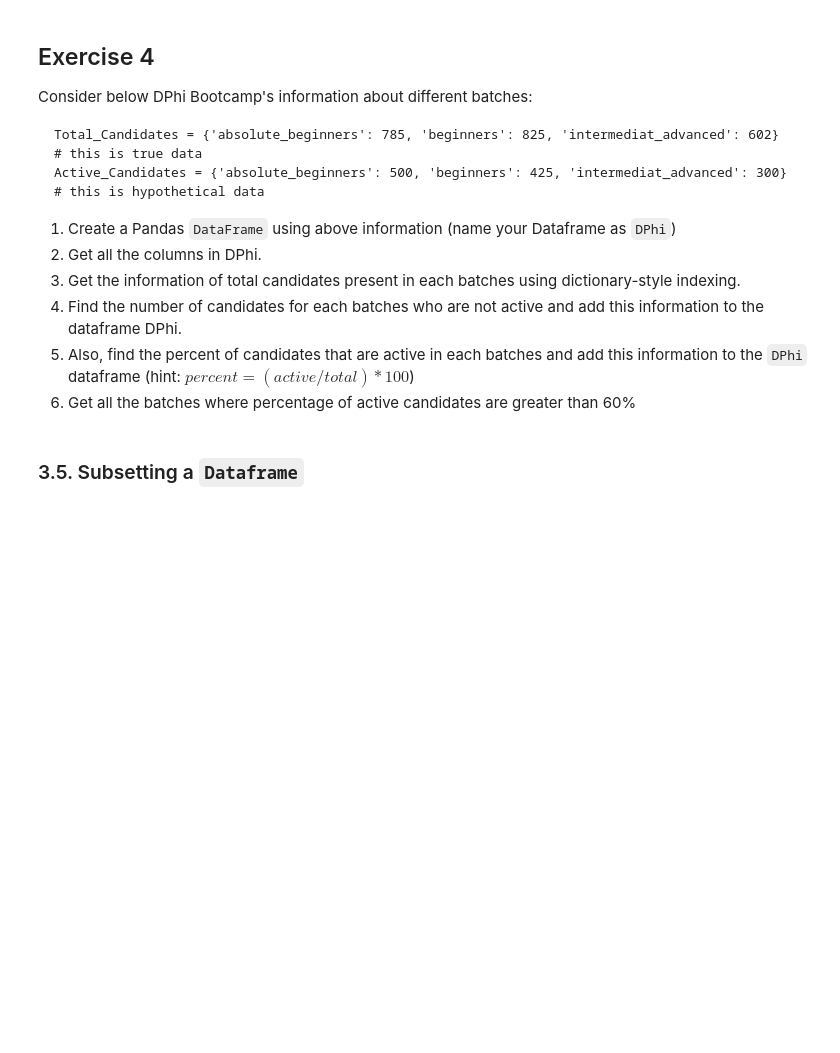
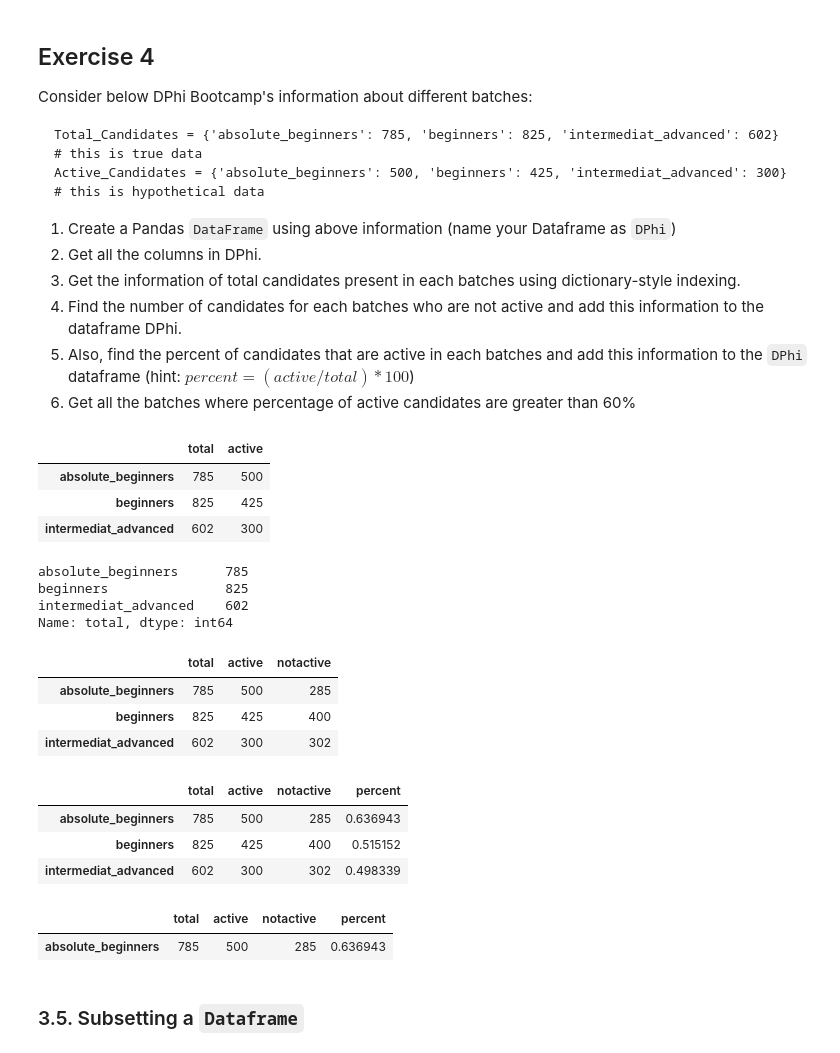
Before and after one commit to Jeffresh/Getting-Started-With-Data-Science-Bootcamp, a Jupyter notebook: week1/notebooks/Day-2-dive-deep-into-pandas.ipynb, the cells around one changed output. Cells and saved outputs as stored; diff of their text form; code cells hidden in the pictures; blank space fills up the shorter version.

```diff
--- a/week1/notebooks/Day-2-dive-deep-into-pandas.ipynb
+++ b/week1/notebooks/Day-2-dive-deep-into-pandas.ipynb
@@ -587,5 +587,22 @@ Active_Candidates = {'absolute_beginners': 500, 'beginners': 425, 'intermediat_a
 4. Find the number of candidates for each batches who are not active and add this information to the dataframe DPhi.
 5. Also, find the percent of candidates that are active in each batches and add this information to the `DPhi` dataframe (hint: $percent = (active / total)* 100$)
 6. Get all the batches where percentage of active candidates are greater than 60%
+# %%
+# Answer 1
+Total_Candidates = {'absolute_beginners': 785, 'beginners': 825, 'intermediat_advanced': 602} # this is true data
+Active_Candidates = {'absolute_beginners': 500, 'beginners': 425, 'intermediat_advanced': 300}  # this is hypothetical data
+DPhi = pd.DataFrame({'total': Total_Candidates, 'active': Active_Candidates})
+DPhi
+# %% [output]
+|  | total | active |
+| absolute_beginners | 785 | 500 |
+| beginners | 825 | 425 |
+| intermediat_advanced | 602 | 300 |
 # %%
-# Answer 1
+# Answer 2
+DPhi['total']
+# %% [output]
+absolute_beginners      785
+beginners               825
+intermediat_advanced    602
+Name: total, dtype: int64
@@ -594,4 +609,18 @@ Active_Candidates = {'absolute_beginners': 500, 'beginners': 425, 'intermediat_a
 # %%
 # Answer 3
+DPhi['notactive'] = DPhi['total'] - DPhi['active']
+DPhi
+# %% [output]
+|  | total | active | notactive |
+| absolute_beginners | 785 | 500 | 285 |
+| beginners | 825 | 425 | 400 |
+| intermediat_advanced | 602 | 300 | 302 |
 # %%
 # Answer 4
+DPhi['percent'] = DPhi['active'] / DPhi['total']
+DPhi
+# %% [output]
+|  | total | active | notactive | percent |
+| absolute_beginners | 785 | 500 | 285 | 0.636943 |
+| beginners | 825 | 425 | 400 | 0.515152 |
+| intermediat_advanced | 602 | 300 | 302 | 0.498339 |
@@ -600,3 +627,8 @@ Active_Candidates = {'absolute_beginners': 500, 'beginners': 425, 'intermediat_a
+# %%
+DPhi[DPhi.percent > 0.6]
+# %% [output]
+|  | total | active | notactive | percent |
+| absolute_beginners | 785 | 500 | 285 | 0.636943 |
 # %%
 # Answer 6
 # %% [markdown]
```
Also changed, not shown: parts of 2 cells of this notebook.
